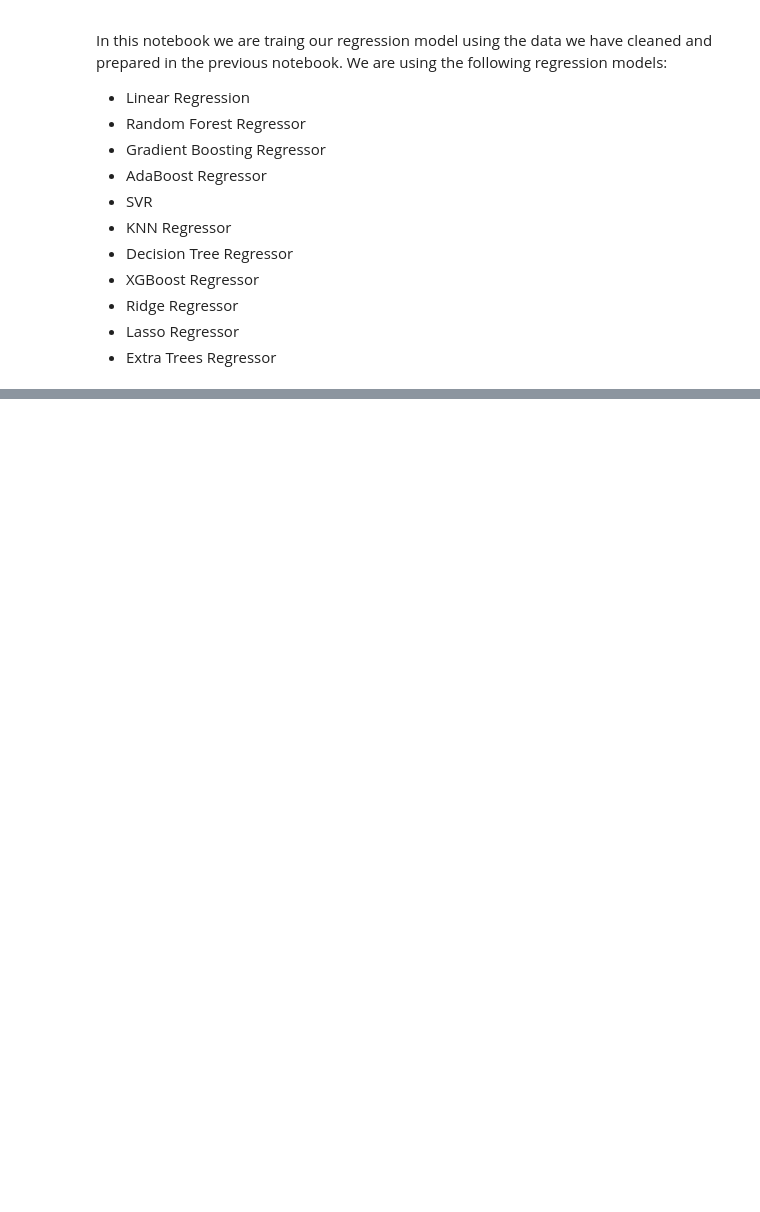
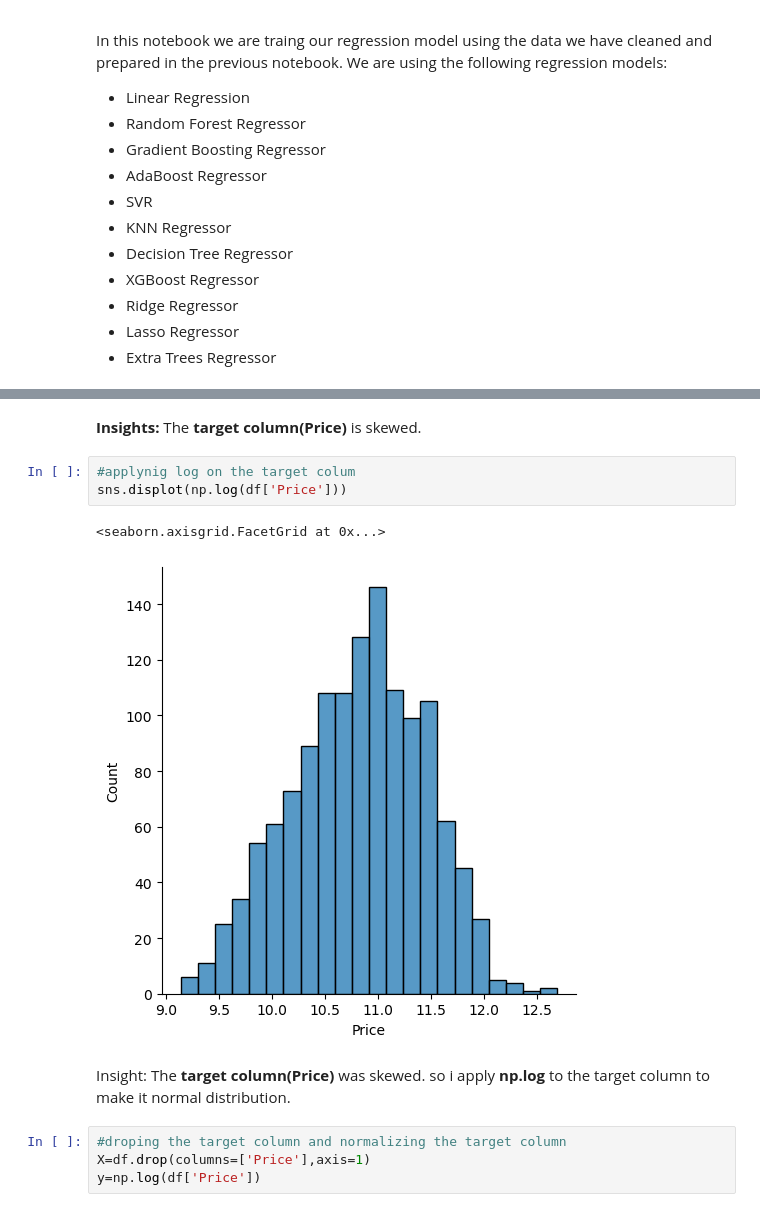
Before and after one commit to Haseeb1919/laptop-price-predictor, a Jupyter notebook: model_training.ipynb, the cells around one changed output, grey strips where cells are left out. Saved outputs shown, nothing was run; the diff lists cells and outputs as text; blank space fills up the shorter version.

```diff
--- a/model_training.ipynb
+++ b/model_training.ipynb
@@ -37,0 +51,14 @@ df.head()
+# %% [markdown]
+**Insights:** The **target column(Price)** is skewed.
+# %%
+#applynig log on the target colum
+sns.displot(np.log(df['Price']))
+# %% [output]
+<seaborn.axisgrid.FacetGrid at 0x...>
+[figure, added]
+# %% [markdown]
+Insight: The **target column(Price)** was skewed. so i apply **np.log** to the target column to make it normal distribution.
+# %%
+#droping the target column and normalizing the target column
+X=df.drop(columns=['Price'],axis=1)
+y=np.log(df['Price'])
```
Also changed, not shown: parts of 7 cells of this notebook, 2 other files.
